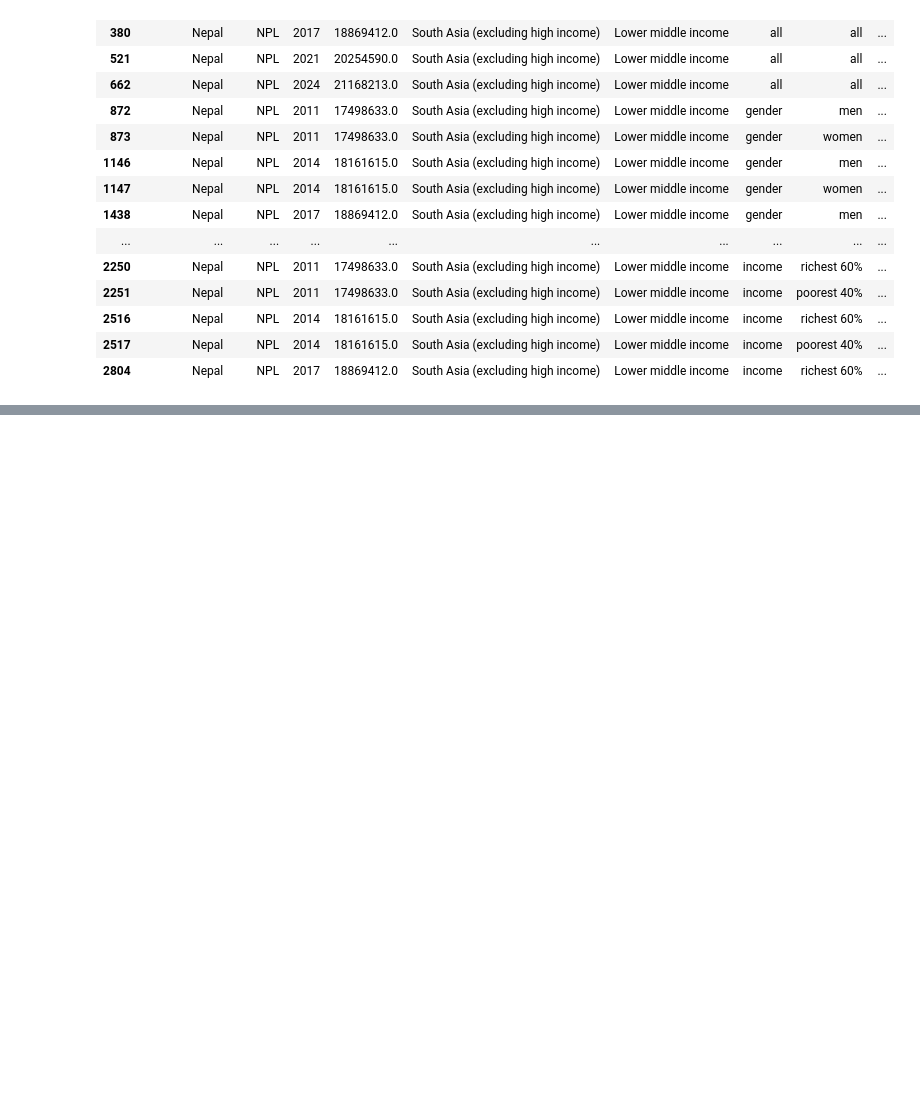
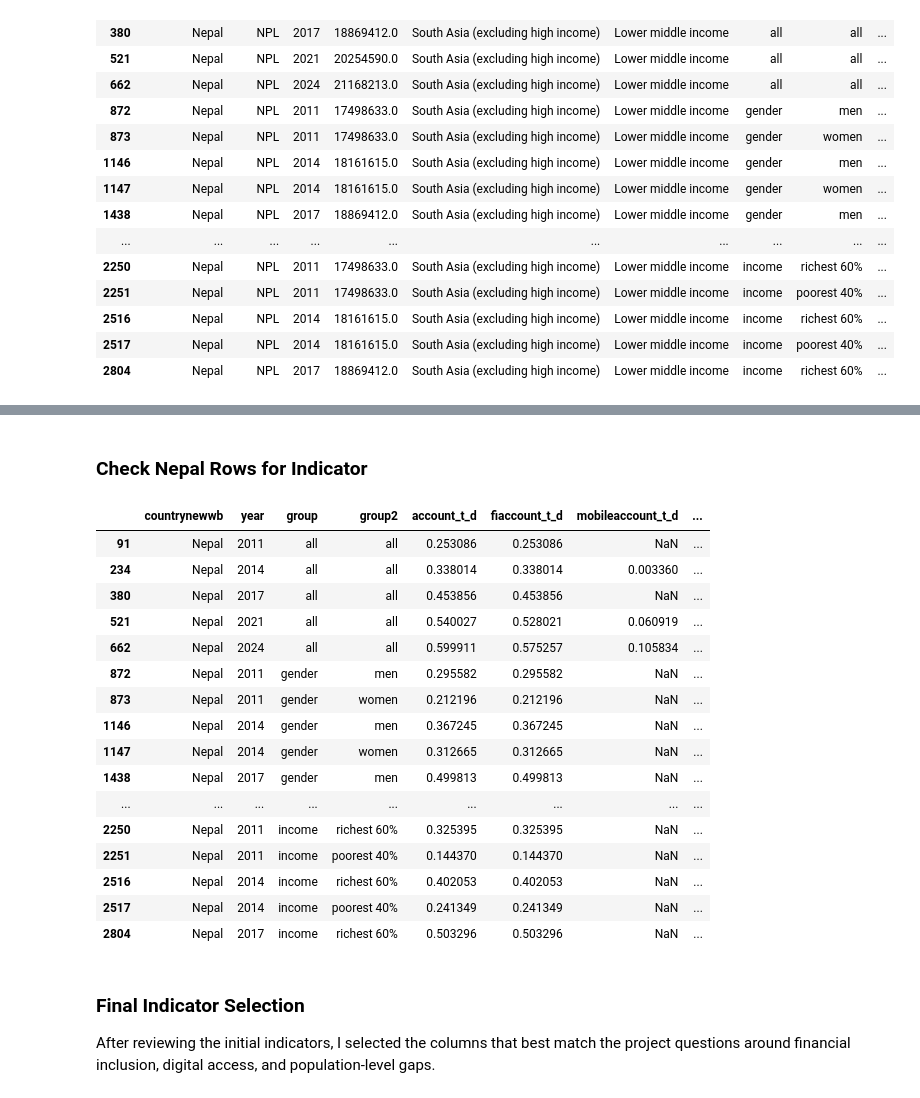
Before and after one commit to brishavrajbahak/financial-inclusion-gap-analysis, a Jupyter notebook: notebooks/01_dataset_understanding.ipynb, the cells around one changed output, grey strips where cells are left out. Drawn from its saved outputs; the diff is of its cells as text; code cells hidden in the pictures; blank space fills up the shorter version.

Commit message:
notebook: select financial inclusion indicators

```diff
--- a/notebooks/01_dataset_understanding.ipynb
+++ b/notebooks/01_dataset_understanding.ipynb
@@ -349,0 +401,10 @@ Review indicator meanings and select the final indicator that match best match t
+# %%
+analysis_preview_cols = context_columns + candidate_indicators
+
+analysis_preview_df = pd.read_csv(
+    DATA_PATH,
+    usecols = analysis_preview_cols,
+    low_memory = False
+)
+
+analysis_preview_df.head()
@@ -349,0 +461,30 @@ Review indicator meanings and select the final indicator that match best match t
+# %% [markdown]
+### Check Nepal Rows for Indicator
+# %%
+nepal_preview = analysis_preview_df[analysis_preview_df["codewb"] == "NPL"]
+
+nepal_preview[
+    ["countrynewwb", "year", "group", "group2"] + candidate_indicators
+].head(20)
+# %% [output]
+|  | countrynewwb | year | group | group2 | account_t_d | fiaccount_t_d | mobileaccount_t_d | ... |
+| 91 | Nepal | 2011 | all | all | 0.253086 | 0.253086 | NaN | ... |
+| 234 | Nepal | 2014 | all | all | 0.338014 | 0.338014 | 0.003360 | ... |
+| 380 | Nepal | 2017 | all | all | 0.453856 | 0.453856 | NaN | ... |
+| 521 | Nepal | 2021 | all | all | 0.540027 | 0.528021 | 0.060919 | ... |
+| 662 | Nepal | 2024 | all | all | 0.599911 | 0.575257 | 0.105834 | ... |
+| 872 | Nepal | 2011 | gender | men | 0.295582 | 0.295582 | NaN | ... |
+| 873 | Nepal | 2011 | gender | women | 0.212196 | 0.212196 | NaN | ... |
+| 1146 | Nepal | 2014 | gender | men | 0.367245 | 0.367245 | NaN | ... |
+| 1147 | Nepal | 2014 | gender | women | 0.312665 | 0.312665 | NaN | ... |
+| 1438 | Nepal | 2017 | gender | men | 0.499813 | 0.499813 | NaN | ... |
+| ... | ... | ... | ... | ... | ... | ... | ... | ... |
+| 2250 | Nepal | 2011 | income | richest 60% | 0.325395 | 0.325395 | NaN | ... |
+| 2251 | Nepal | 2011 | income | poorest 40% | 0.144370 | 0.144370 | NaN | ... |
+| 2516 | Nepal | 2014 | income | richest 60% | 0.402053 | 0.402053 | NaN | ... |
+| 2517 | Nepal | 2014 | income | poorest 40% | 0.241349 | 0.241349 | NaN | ... |
+| 2804 | Nepal | 2017 | income | richest 60% | 0.503296 | 0.503296 | NaN | ... |
+# %% [markdown]
+### Final Indicator Selection
+
+After reviewing the initial indicators, I selected the columns that best match the project questions around financial inclusion, digital access, and population-level gaps.
```
Also changed, not shown: parts of 23 cells of this notebook, 2 other files.
